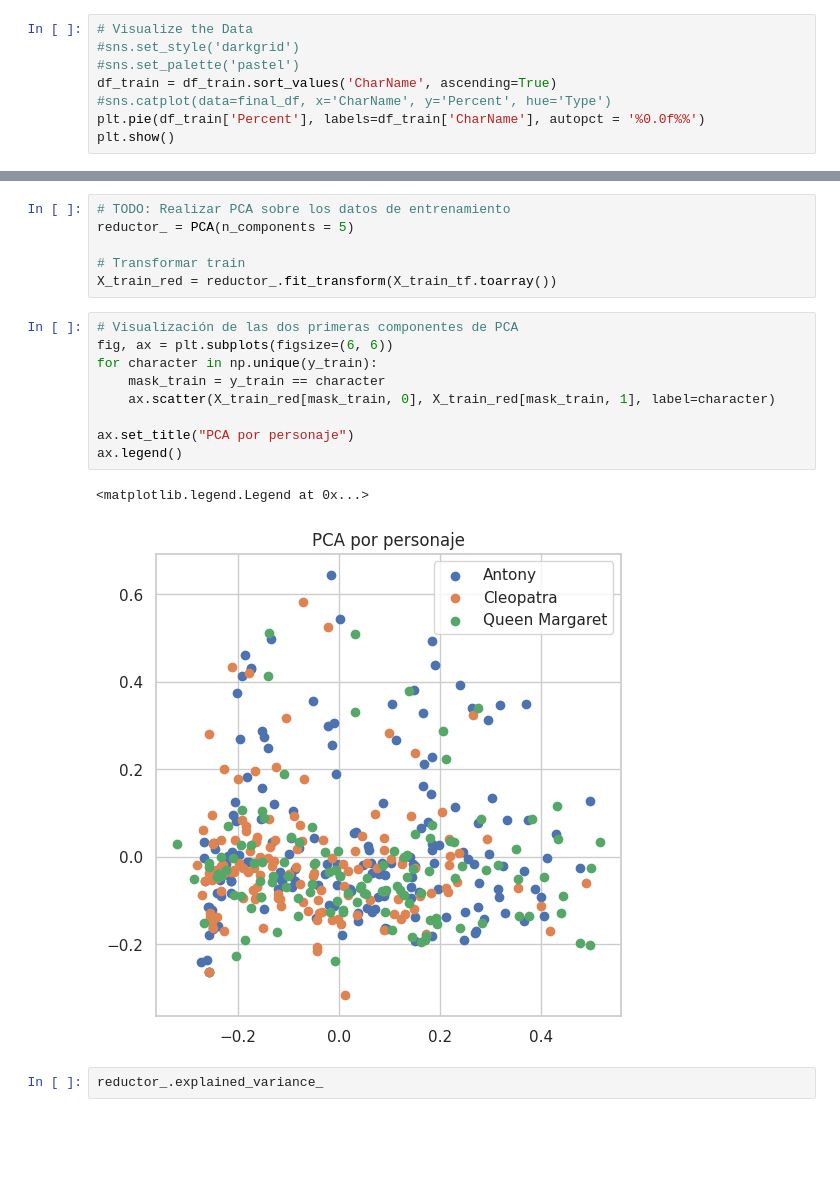
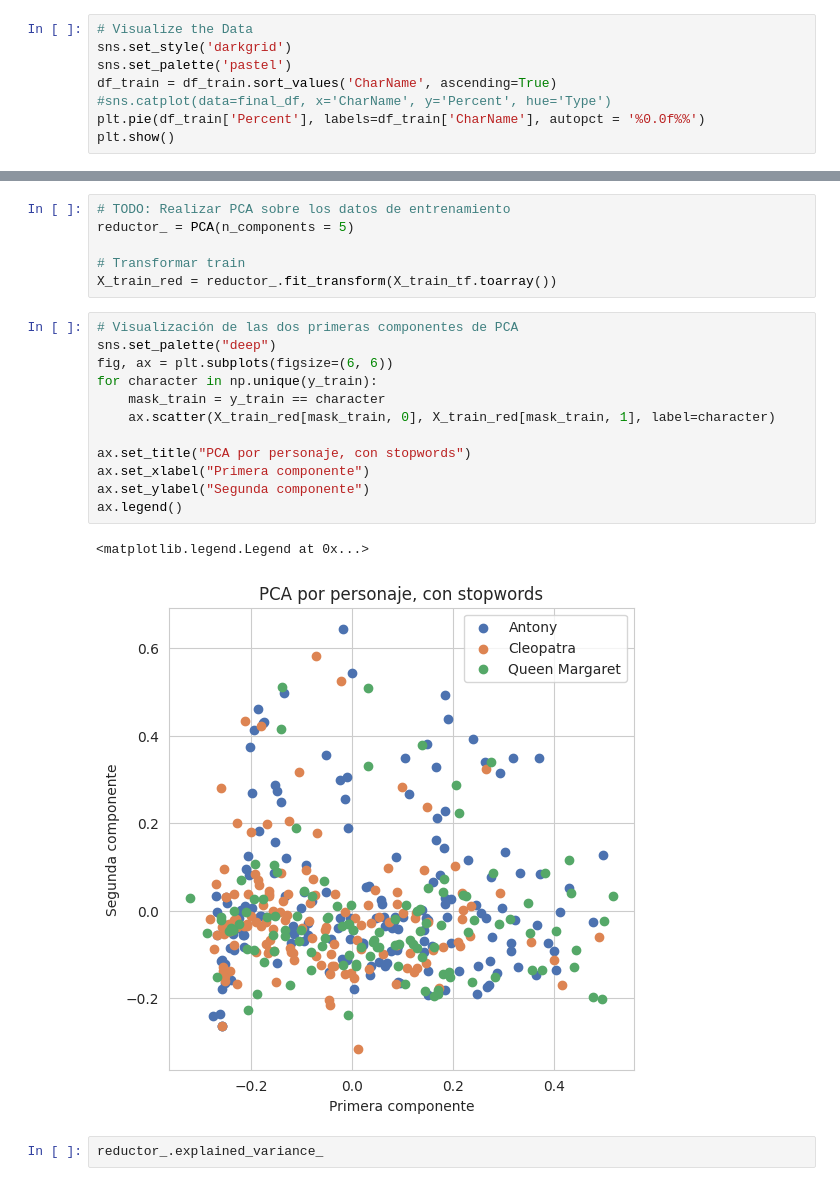
Before and after one commit to luchymd89/introcd, a Jupyter notebook: Tarea_2/shakespeare_tarea_2.ipynb, the cells around one changed output, grey strips where cells are left out. Saved outputs shown, nothing was run; the diff lists cells and outputs as text; blank space fills up the shorter version.

```diff
--- a/Tarea_2/shakespeare_tarea_2.ipynb
+++ b/Tarea_2/shakespeare_tarea_2.ipynb
@@ -247,8 +247,8 @@ Porcentaje en test Character Queen Margaret:  27.13 %
 ### Visualización de train vs test
 # %%
 # Visualize the Data
-#sns.set_style('darkgrid')
-#sns.set_palette('pastel')
+sns.set_style('darkgrid')
+sns.set_palette('pastel')
 df_train = df_train.sort_values('CharName', ascending=True)
 #sns.catplot(data=final_df, x='CharName', y='Percent', hue='Type')
 plt.pie(df_train['Percent'], labels=df_train['CharName'], autopct = '%0.0f%%')
@@ -383,16 +388,19 @@ reductor_ = PCA(n_components = 5)
 X_train_red = reductor_.fit_transform(X_train_tf.toarray())
 # %%
 # Visualización de las dos primeras componentes de PCA
+sns.set_palette("deep")
 fig, ax = plt.subplots(figsize=(6, 6))
 for character in np.unique(y_train):
     mask_train = y_train == character
     ax.scatter(X_train_red[mask_train, 0], X_train_red[mask_train, 1], label=character)
 
-ax.set_title("PCA por personaje")
+ax.set_title("PCA por personaje, con stopwords")
+ax.set_xlabel("Primera componente")
+ax.set_ylabel("Segunda componente")
 ax.legend()
 # %% [output]
 <matplotlib.legend.Legend at 0x...>
-[figure, old version]
+[figure, new version]
 # %%
 reductor_.explained_variance_
 # %% [output]
```
Also changed, not shown: parts of 15 cells of this notebook.
